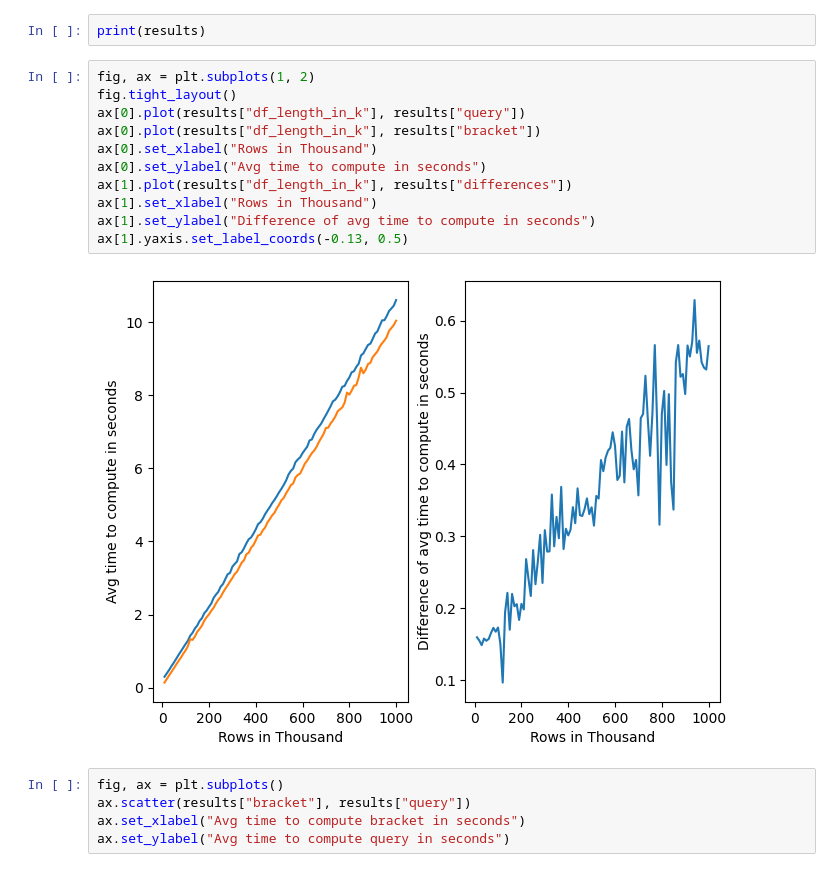
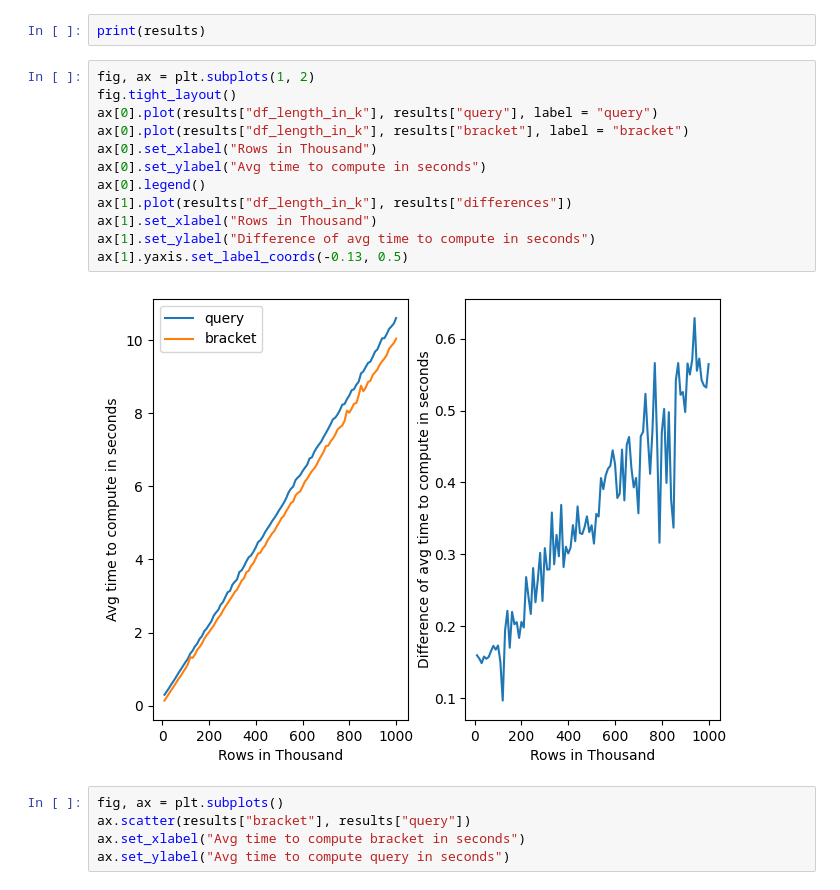
Before and after one commit to mbuerg/Pandas-query-vs-bracket-indexing, a Jupyter notebook: query_vs_dev.ipynb, the cells around one changed output. Cells and saved outputs as stored; diff of their text form.

```diff
--- a/query_vs_dev.ipynb
+++ b/query_vs_dev.ipynb
@@ -43,16 +42,17 @@ print(results)
 # %%
 fig, ax = plt.subplots(1, 2)
 fig.tight_layout()
-ax[0].plot(results["df_length_in_k"], results["query"])
-ax[0].plot(results["df_length_in_k"], results["bracket"])
+ax[0].plot(results["df_length_in_k"], results["query"], label = "query")
+ax[0].plot(results["df_length_in_k"], results["bracket"], label = "bracket")
 ax[0].set_xlabel("Rows in Thousand")
 ax[0].set_ylabel("Avg time to compute in seconds")
+ax[0].legend()
 ax[1].plot(results["df_length_in_k"], results["differences"])
 ax[1].set_xlabel("Rows in Thousand")
 ax[1].set_ylabel("Difference of avg time to compute in seconds")
 ax[1].yaxis.set_label_coords(-0.13, 0.5)
 # %% [output]
-[figure, old version]
+[figure, new version]
 # %%
 fig, ax = plt.subplots()
 ax.scatter(results["bracket"], results["query"])
```
Also changed, not shown: parts of 2 cells of this notebook.
